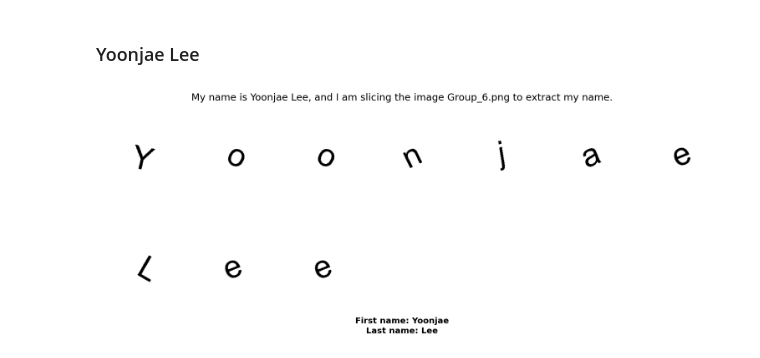
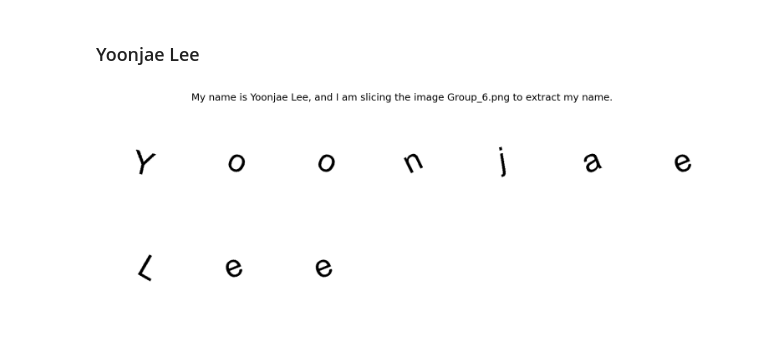
Before and after one commit to Yoonjae7/FAI-coursework, a Jupyter notebook: SectionA_Yoonjae.ipynb, the cells around one changed output. Cells and saved outputs as stored; diff of their text form; code cells hidden in the pictures.

```diff
--- a/SectionA_Yoonjae.ipynb
+++ b/SectionA_Yoonjae.ipynb
@@ -47 +14,16 @@ def letter(r: int, c: int, margin: int, out_h: int, out_w: int) -> np.ndarray:
+# %%
+# Slice one letter from the grid using row r, column c (Lab 4.1: img[y1:y2, x1:x2])
+def get_letter(r, c, margin=6):
+    y1 = r * cell_h + margin
+    y2 = min((r + 1) * cell_h, h) - margin
+    x1 = c * cell_w + margin
+    x2 = min((c + 1) * cell_w, w) - margin
+    return img[y1:y2, x1:x2]
+# %%
+# Crop each patch to the same height and width (take the smallest size, cut from the middle)
+def crop_to_size(patch, out_h, out_w):
+    ph, pw = patch.shape[0], patch.shape[1]
+    y0 = max(0, (ph - out_h) // 2)
+    x0 = max(0, (pw - out_w) // 2)
+    return patch[y0 : y0 + out_h, x0 : x0 + out_w]
 # %%
@@ -58,31 +59,18 @@ last_letters = [letter(r, c, MARGIN, OUT_H, OUT_W) for r, c in LAST_COORDS]
 # %%
-# One figure: first name row, then last name row
-fig = plt.figure(figsize=(16, 5))
-gs = fig.add_gridspec(2, 7, height_ratios=[1, 1], hspace=0.45, top=0.88, bottom=0.12)
-
+fig, axes = plt.subplots(2, 7, figsize=(16, 5))
 fig.suptitle(
     "My name is Yoonjae Lee, and I am slicing the image Group_6.png to extract my name.",
     fontsize=14,
 )
-
 for i, patch in enumerate(first_letters):
-    ax = fig.add_subplot(gs[0, i])
-    ax.imshow(np.clip(patch, 0, 255).astype(np.uint8))
-    ax.axis("off")
-
+    axes[0, i].imshow(patch)
+    axes[0, i].axis("off")
 for i, patch in enumerate(last_letters):
-    ax = fig.add_subplot(gs[1, i])
-    ax.imshow(np.clip(patch, 0, 255).astype(np.uint8))
-    ax.axis("off")
-
+    axes[1, i].imshow(patch)
+    axes[1, i].axis("off")
 for j in range(len(last_letters), 7):
-    ax = fig.add_subplot(gs[1, j])
-    ax.axis("off")
-
-fig.text(0.5, 0.06, "First name: Yoonjae", ha="center", fontsize=12, fontweight="bold")
-fig.text(0.5, 0.02, "Last name: Lee", ha="center", fontsize=12, fontweight="bold")
-
+    axes[1, j].axis("off")
 plt.subplots_adjust(wspace=0.08)
 plt.show()
 # %% [output]
-[figure, old version]
+[figure, new version]
```
Also changed, not shown: parts of 5 cells of this notebook.
